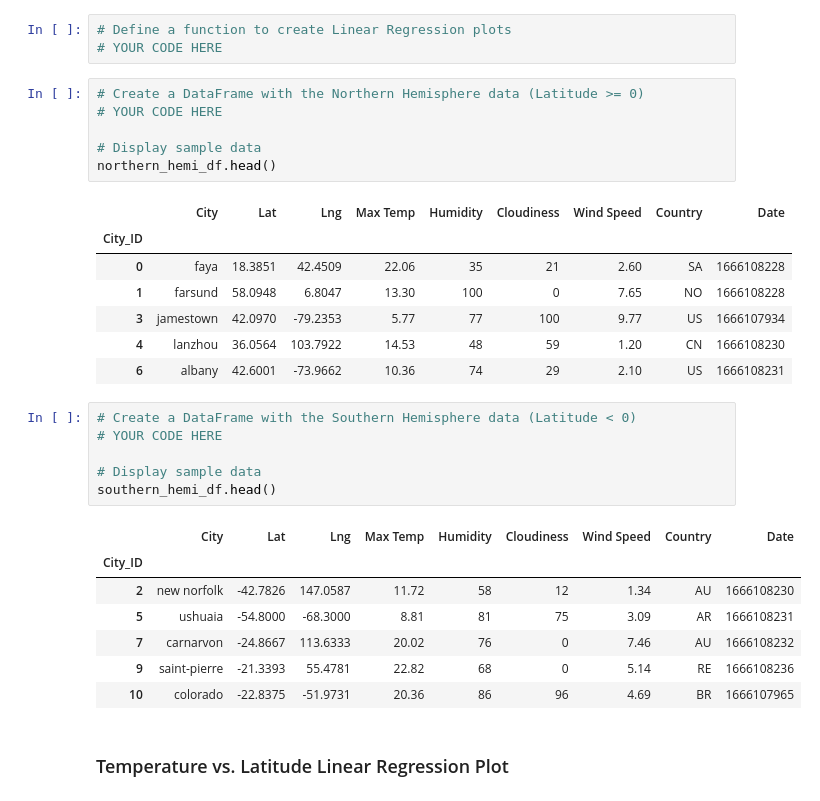
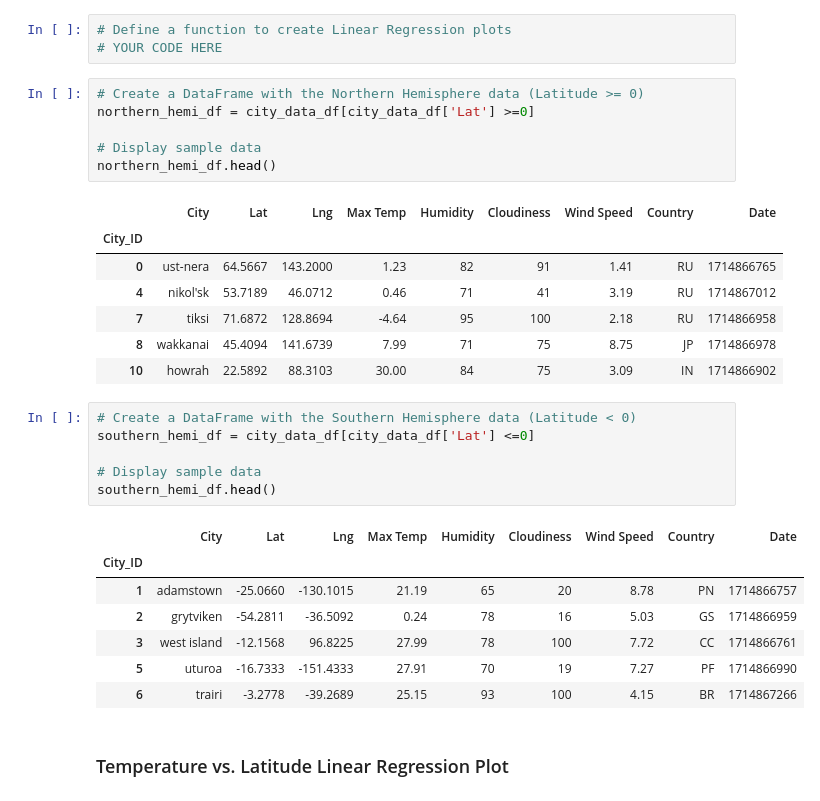
Before and after one commit to sloucel/Python-API-Challenge, a Jupyter notebook: WeatherPy/WeatherPy.ipynb, the cells around one changed output. Saved outputs shown, nothing was run; the diff lists cells and outputs as text.

```diff
--- a/WeatherPy/WeatherPy.ipynb
+++ b/WeatherPy/WeatherPy.ipynb
@@ -318,31 +343,31 @@ plt.show()
 # YOUR CODE HERE
 # %%
 # Create a DataFrame with the Northern Hemisphere data (Latitude >= 0)
-# YOUR CODE HERE
+northern_hemi_df = city_data_df[city_data_df['Lat'] >=0]
 
 # Display sample data
 northern_hemi_df.head()
 # %% [output]
 |  | City | Lat | Lng | Max Temp | Humidity | Cloudiness | Wind Speed | Country | Date |
 | City_ID |  |  |  |  |  |  |  |  |  |
-| 0 | faya | 18.3851 | 42.4509 | 22.06 | 35 | 21 | 2.60 | SA | 1666108228 |
-| 1 | farsund | 58.0948 | 6.8047 | 13.30 | 100 | 0 | 7.65 | NO | 1666108228 |
-| 3 | jamestown | 42.0970 | -79.2353 | 5.77 | 77 | 100 | 9.77 | US | 1666107934 |
-| 4 | lanzhou | 36.0564 | 103.7922 | 14.53 | 48 | 59 | 1.20 | CN | 1666108230 |
-| 6 | albany | 42.6001 | -73.9662 | 10.36 | 74 | 29 | 2.10 | US | 1666108231 |
+| 0 | ust-nera | 64.5667 | 143.2000 | 1.23 | 82 | 91 | 1.41 | RU | 1714866765 |
+| 4 | nikol'sk | 53.7189 | 46.0712 | 0.46 | 71 | 41 | 3.19 | RU | 1714867012 |
+| 7 | tiksi | 71.6872 | 128.8694 | -4.64 | 95 | 100 | 2.18 | RU | 1714866958 |
+| 8 | wakkanai | 45.4094 | 141.6739 | 7.99 | 71 | 75 | 8.75 | JP | 1714866978 |
+| 10 | howrah | 22.5892 | 88.3103 | 30.00 | 84 | 75 | 3.09 | IN | 1714866902 |
 # %%
 # Create a DataFrame with the Southern Hemisphere data (Latitude < 0)
-# YOUR CODE HERE
+southern_hemi_df = city_data_df[city_data_df['Lat'] <=0]
 
 # Display sample data
 southern_hemi_df.head()
 # %% [output]
 |  | City | Lat | Lng | Max Temp | Humidity | Cloudiness | Wind Speed | Country | Date |
 | City_ID |  |  |  |  |  |  |  |  |  |
-| 2 | new norfolk | -42.7826 | 147.0587 | 11.72 | 58 | 12 | 1.34 | AU | 1666108230 |
-| 5 | ushuaia | -54.8000 | -68.3000 | 8.81 | 81 | 75 | 3.09 | AR | 1666108231 |
-| 7 | carnarvon | -24.8667 | 113.6333 | 20.02 | 76 | 0 | 7.46 | AU | 1666108232 |
-| 9 | saint-pierre | -21.3393 | 55.4781 | 22.82 | 68 | 0 | 5.14 | RE | 1666108236 |
-| 10 | colorado | -22.8375 | -51.9731 | 20.36 | 86 | 96 | 4.69 | BR | 1666107965 |
+| 1 | adamstown | -25.0660 | -130.1015 | 21.19 | 65 | 20 | 8.78 | PN | 1714866757 |
+| 2 | grytviken | -54.2811 | -36.5092 | 0.24 | 78 | 16 | 5.03 | GS | 1714866959 |
+| 3 | west island | -12.1568 | 96.8225 | 27.99 | 78 | 100 | 7.72 | CC | 1714866761 |
+| 5 | uturoa | -16.7333 | -151.4333 | 27.91 | 70 | 19 | 7.27 | PF | 1714866990 |
+| 6 | trairi | -3.2778 | -39.2689 | 25.15 | 93 | 100 | 4.15 | BR | 1714867266 |
 # %% [markdown]
 ###  Temperature vs. Latitude Linear Regression Plot
```
Also changed, not shown: parts of 2 cells of this notebook, 1 other file.
